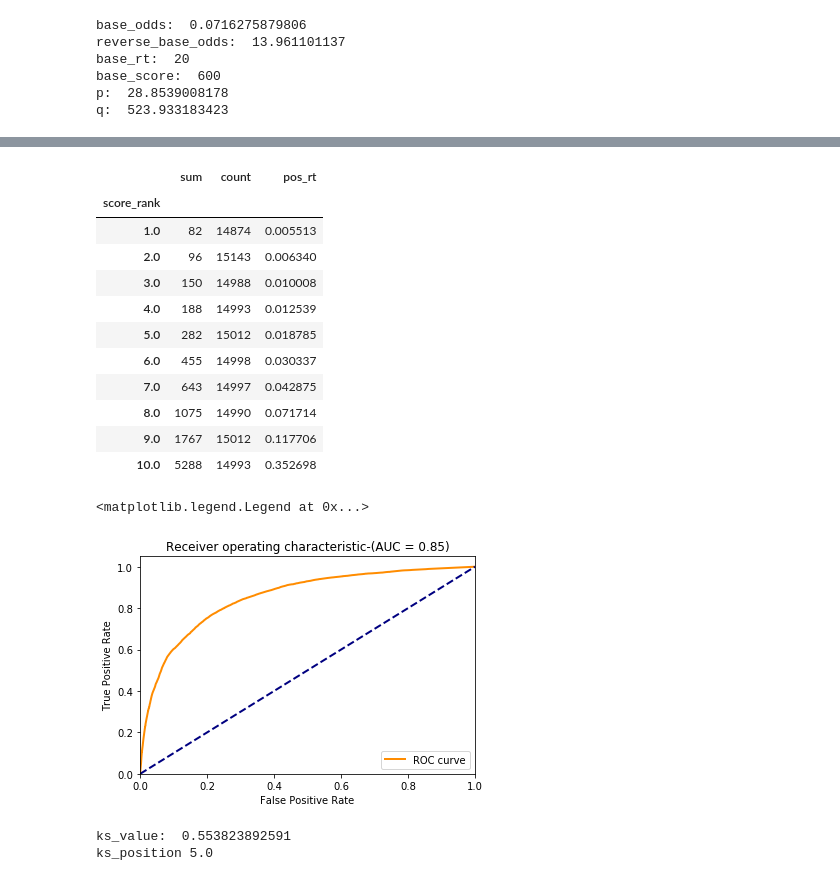
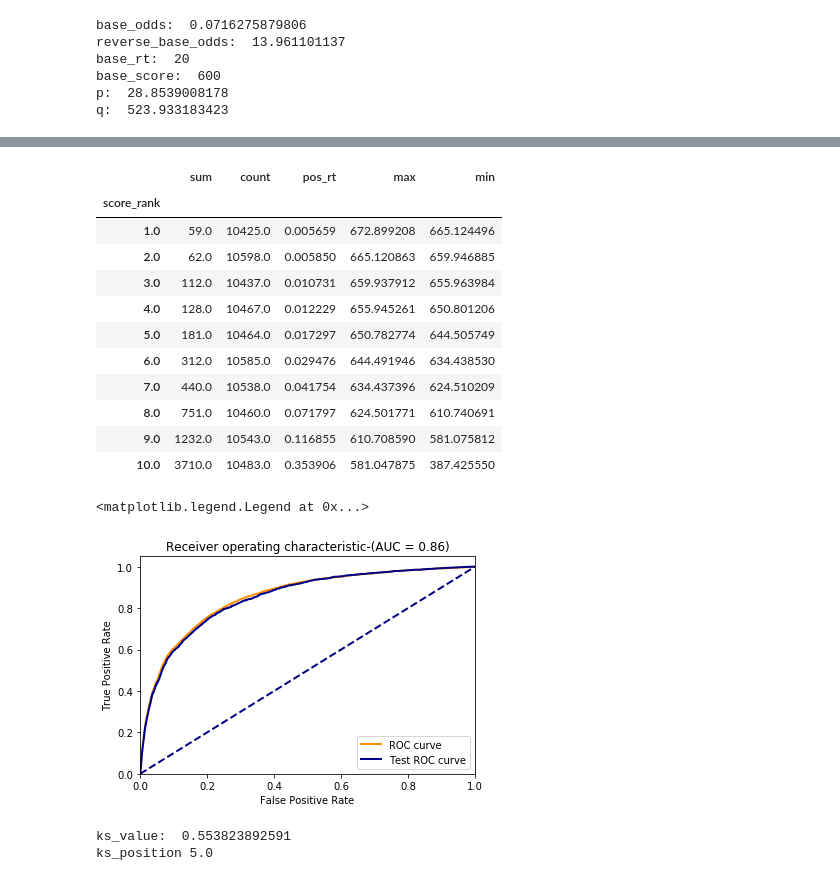
Before and after one commit to fycoopery/fy_scorecard, a Jupyter notebook: test_notebook/fy_scorecard_test.ipynb, the cells around one changed output, grey strips where cells are left out. Cells and saved outputs as stored; diff of their text form; code cells hidden in the pictures.

Commit message:
add gen_score

```diff
--- a/test_notebook/fy_scorecard_test.ipynb
+++ b/test_notebook/fy_scorecard_test.ipynb
@@ -10,15 +4,25 @@ y = df_train[u'SeriousDlqin2yrs']
 # %%
-x["test_cat1"] = pd.Series(np.random.randint(0,5,size=150000)).apply(lambda x:str(x)+"_test")
-x["test_cat2"] = pd.Series(np.random.randint(0,10,size=150000)).apply(lambda x:str(x)+"_test")
-x["test_cat3"] = pd.Series(np.random.randint(0,20,size=150000)).apply(lambda x:str(x)+"_test")
-x["test_U"] = y
-x.loc[x["test_cat1"] == "0_test","test_cat1"] = np.nan
-x.loc[x["test_cat2"] == "0_test","test_cat2"] = np.nan
-x.loc[x["test_cat3"] == "0_test","test_cat3"] = np.nan
+df_all = pd.read_csv("D:\\datapool\\cs-training.csv")
 
-#x["test_cat1"].value_counts()
+df_all["test_cat1"] = pd.Series(np.random.randint(0,5,size=150000)).apply(lambda x:str(x)+"_test")
+df_all["test_cat2"] = pd.Series(np.random.randint(0,10,size=150000)).apply(lambda x:str(x)+"_test")
+df_all["test_cat3"] = pd.Series(np.random.randint(0,20,size=150000)).apply(lambda x:str(x)+"_test")
+df_all["test_U"] = df_all["SeriousDlqin2yrs"]
+df_all.loc[df_all["test_cat1"] == "0_test","test_cat1"] = np.nan
+df_all.loc[df_all["test_cat2"] == "0_test","test_cat2"] = np.nan
+df_all.loc[df_all["test_cat3"] == "0_test","test_cat3"] = np.nan
 
-#print np.random.randint.__doc__
+
+df_train = df_all.sample(frac = 0.7)
+df_test = df_all[df_all.index.isin(df_train.index) == False]
+
+x = df_train.drop([u'Unnamed: 0', u'SeriousDlqin2yrs'] , axis = 1)
+y_column = u'SeriousDlqin2yrs'
+y = df_train[u'SeriousDlqin2yrs']
+
+x_test = df_test.drop([u'Unnamed: 0', u'SeriousDlqin2yrs'] , axis = 1)
+#y_column = u'SeriousDlqin2yrs'
+y_test = df_test[u'SeriousDlqin2yrs']
 # %%
 %run D:\gitstore\fy_scorecard.py
 
@@ -82,0 +76,3 @@ ximu.model.exog_names
+# %%
+#需要变形
+df_binned,df_woe_replaced = ximu.get_woe_replaced_df(x_test)
@@ -83,3 +137,8 @@ ximu.model.exog_names
+# %%
+model_columns = ximu.model.exog_names
+#print model_columns
+
+y_test_predict = ximu.model_result.predict(df_woe_replaced[model_columns])
 # %%
 woe_t2.head()
 # %% [output]
@@ -165,6 +244,10 @@ Name: final_score, dtype: float64
 predict_true = pd.DataFrame()
 predict_true["true"] = ximu.y_event
 predict_true["predict"] = ximu.model_result.fittedvalues
+
+predict_true_test = pd.DataFrame()
+predict_true_test["true"] = y_test.reset_index(drop= True)
+predict_true_test["predict"] = y_test_predict.reset_index(drop= True)
 #predict_true["predict"] = df_scored["final_score"]
 predict_true.head()
 
@@ -173,47 +256,54 @@ import sklearn.metrics as skmetric
 
 fpr ,tpr ,thresholds = skmetric.roc_curve(predict_true["true"],predict_true["predict"])
 auc =  skmetric.auc(fpr, tpr)
+
+fpr_test ,tpr_test ,thresholds_test = skmetric.roc_curve(predict_true_test["true"],predict_true_test["predict"])
+auc_test =  skmetric.auc(fpr_test, tpr_test)
 # %%
 #排序性（提升图示例）
 import math as mt
 df_scored["score_rank"] = (df_scored["final_score"].rank(pct=True,ascending = False)*10).apply(mt.ceil)
-df_test = pd.concat([df_scored["score_rank"],y],axis = 1)
+df_test = pd.concat([df_scored["score_rank"],y,df_scored["final_score"]],axis = 1)
 df_test_grp = df_test.groupby("score_rank")[y.name].agg([pd.Series.sum,pd.Series.count])
 df_test_grp["pos_rt"] = df_test_grp["sum"] / df_test_grp["count"]
-df_test_grp
+df_test_grp_2 = df_test.groupby("score_rank")["final_score"].agg([pd.Series.max,pd.Series.min])
+df_test_grp_all = df_test_grp.merge(df_test_grp_2,left_index=True,right_index=True)
+df_test_grp_all
 # %% [output]
-|  | sum | count | pos_rt |
-| score_rank |  |  |  |
-| 1.0 | 82 | 14874 | 0.005513 |
-| 2.0 | 96 | 15143 | 0.006340 |
-| 3.0 | 150 | 14988 | 0.010008 |
-| 4.0 | 188 | 14993 | 0.012539 |
-| 5.0 | 282 | 15012 | 0.018785 |
-| 6.0 | 455 | 14998 | 0.030337 |
-| 7.0 | 643 | 14997 | 0.042875 |
-| 8.0 | 1075 | 14990 | 0.071714 |
-| 9.0 | 1767 | 15012 | 0.117706 |
-| 10.0 | 5288 | 14993 | 0.352698 |
+|  | sum | count | pos_rt | max | min |
+| score_rank |  |  |  |  |  |
+| 1.0 | 59.0 | 10425.0 | 0.005659 | 672.899208 | 665.124496 |
+| 2.0 | 62.0 | 10598.0 | 0.005850 | 665.120863 | 659.946885 |
+| 3.0 | 112.0 | 10437.0 | 0.010731 | 659.937912 | 655.963984 |
+| 4.0 | 128.0 | 10467.0 | 0.012229 | 655.945261 | 650.801206 |
+| 5.0 | 181.0 | 10464.0 | 0.017297 | 650.782774 | 644.505749 |
+| 6.0 | 312.0 | 10585.0 | 0.029476 | 644.491946 | 634.438530 |
+| 7.0 | 440.0 | 10538.0 | 0.041754 | 634.437396 | 624.510209 |
+| 8.0 | 751.0 | 10460.0 | 0.071797 | 624.501771 | 610.740691 |
+| 9.0 | 1232.0 | 10543.0 | 0.116855 | 610.708590 | 581.075812 |
+| 10.0 | 3710.0 | 10483.0 | 0.353906 | 581.047875 | 387.425550 |
 # %%
 #roc曲线
 
 %matplotlib inline
 import matplotlib.pyplot as plt
 roc_plot = plt.figure()
 lw = 2
 plt.plot(fpr, tpr, color='darkorange',
          lw=lw, label='ROC curve')
+plt.plot(fpr_test, tpr_test, color='darkblue',
+         lw=lw, label='Test ROC curve')
 plt.plot([0, 1], [0, 1], color='navy', lw=lw, linestyle='--')
 plt.xlim([0.0, 1.0])
 plt.ylim([0.0, 1.05])
 plt.xlabel('False Positive Rate')
 plt.ylabel('True Positive Rate')
 plt.title('Receiver operating characteristic-(AUC = %0.2f)' % auc)
 plt.legend(loc="lower right")
 #plt.show()
 # %% [output]
 <matplotlib.legend.Legend at 0x...>
-[figure, old version]
+[figure, new version]
 # %%
 #KS曲线
 
```
Also changed, not shown: parts of 8 cells of this notebook, 1 other file.
